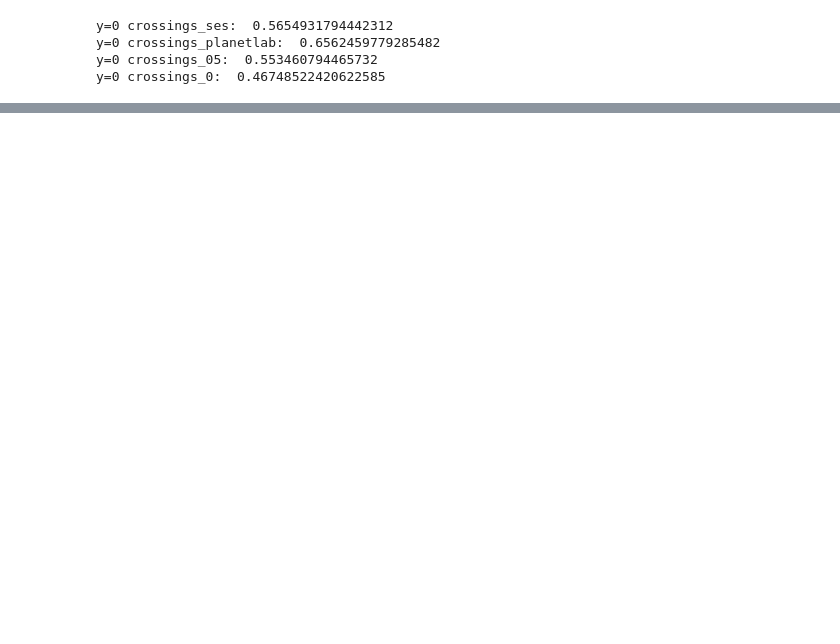
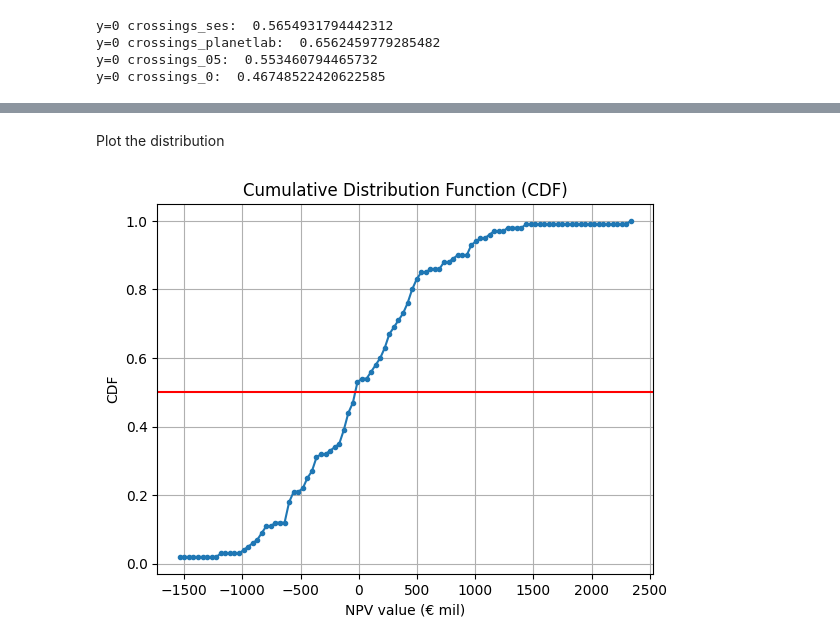
Before and after one commit to XaBerr/iride-constellation-cost-model, a Jupyter notebook: main.ipynb, the cells around one changed output, grey strips where cells are left out. Drawn from its saved outputs; the diff is of its cells as text; code cells hidden in the pictures; blank space fills up the shorter version.

```diff
--- a/main.ipynb
+++ b/main.ipynb
@@ -393,27 +390,16 @@ Net Change in Cash 1,060.12 -25.81 -137.49 32.11 164.87 180.83 172.10 181.24 210
 # NPV Simulation
 # %%
 # Inport activities
-dtype_dict = {
-    'Type': str,
-    'Recurring Period (year)': int,
-    'Date': int,
-    'Activity Duration': int,
-    'Amortization Duration': int,
-    'Firm': str,
-    'Description': str,
-    'Cost (€ mil)': float,
-    'Classification': str,
-    'Origin': str,
-    'Estimation method': str
-}
-activities = pd.read_csv('costs-others2.csv', dtype=dtype_dict, thousands=',', decimal='.')
+activities = load_costs()
 activities.set_index("Short Name", inplace=True)
+
 # Set initial values
 project_begin = 2023
 satellite_lifespan = 5
 satellite_launch_delay = 0
 simulation_length = 11
 tax_rate = .24
+
 # Set the schedule
 activities.at["Satellite b2 Development", "Date"] = activities.at["Satellite b1 Development", "Date"] + activities.at["Satellite b1 Development", "Activity Duration"]
 activities.at["Satellite b1 Launch", "Date"] = activities.at["Satellite b1 Development", "Date"] + activities.at["Satellite b1 Development", "Activity Duration"] + satellite_launch_delay
@@ -425,6 +411,7 @@ activities.at["Operation Infrastructure 4", "Date"] = activities.at["Satellite b
 activities.at["Operation Infrastructure 6", "Date"] = activities.at["Operation Infrastructure 5", "Date"] + activities.at["Operation Infrastructure 5", "Activity Duration"]
 activities.at["Operation Infrastructure 7", "Date"] = activities.at["Operation Infrastructure 6", "Date"] + activities.at["Operation Infrastructure 6", "Activity Duration"]
 
+# Define the main simulation function
 def npv_simulation(wacc, max_penetration):
     # Initialize the FinancialPeriod
     fss = FinancialStatementSimulator(first_year=project_begin, duration=simulation_length, wacc=wacc)
@@ -446,12 +433,14 @@ def npv_simulation(wacc, max_penetration):
         fss.get_revenues(year=time[ii], amount=revenues[ii], recurring_step=0)
     return fss.net_present_value()
 
+# Set the input and output vectors
 penetration = np.arange(0, 1.01, 0.01)
 npv_wacc_0 = np.zeros_like(penetration)         # 0
 npv_wacc_ses = np.zeros_like(penetration)       # 0.0432
 npv_wacc_planetlab = np.zeros_like(penetration) # 0.0767
-npv_wacc_05 = np.zeros_like(penetration) # 0.0767
+npv_wacc_05 = np.zeros_like(penetration)        # 0.0767
 
+# Run the simulation
 for idx, pp in enumerate(penetration):
     npv_wacc_0[idx] = npv_simulation(wacc=0, max_penetration=pp)
     npv_wacc_ses[idx] = npv_simulation(wacc=0.0432, max_penetration=pp)
@@ -584,0 +584,20 @@ for ii in range(10):
+# %% [markdown]
+Plot the distribution
+# %%
+# n_samples = 100
+# npv_final_distribution_sampling = np.random.normal(30, 1, n_samples)
+
+hist, bin_edges = np.histogram(npv_final_distribution_sampling, bins=100, density=False)
+cdf = np.cumsum(hist)
+cdf_normalized = cdf / cdf[-1]  # Normalize to range [0, 1]
+xx = (bin_edges[:-1] + bin_edges[1:]) / 2
+
+plt.plot(xx, cdf_normalized, marker='.', linestyle='-')
+plt.title('Cumulative Distribution Function (CDF)')
+plt.xlabel('NPV value (€ mil)')
+plt.ylabel('CDF')
+plt.grid(True)
+plt.axhline(y=0.5, color='r')
+plt.show()
+# %% [output]
+[figure, added]
```
Also changed, not shown: parts of 22 cells of this notebook, 2 other files.
